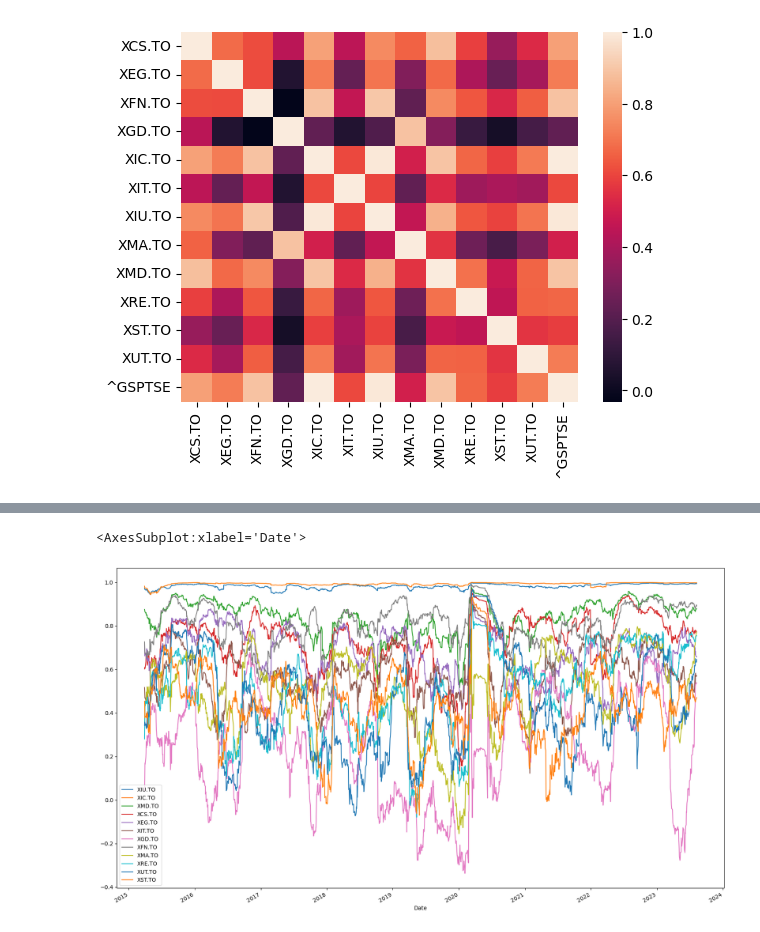
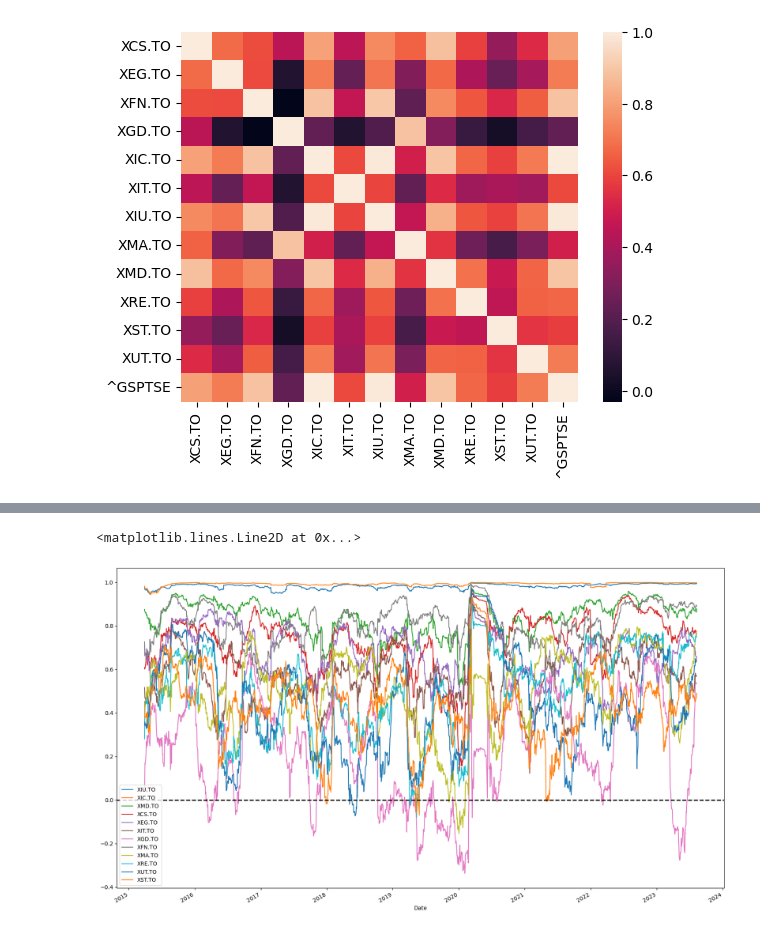
Before and after one commit to jkenloh/CanadaETFSelection, a Jupyter notebook: Canada ETF Selection Project.ipynb, the cells around one changed output, grey strips where cells are left out. Saved outputs shown, nothing was run; the diff lists cells and outputs as text; code cells hidden in the pictures.

```diff
--- a/Canada ETF Selection Project.ipynb
+++ b/Canada ETF Selection Project.ipynb
@@ -222,15 +222,16 @@ roll_corr
 # %%
 # main takeaway is that during a critical event like covid, all sectors start heading towards correlation of 1 with TSX
 roll_corr.unstack()['^GSPTSE'][['XIU.TO', 'XIC.TO', 'XMD.TO', 'XCS.TO', 'XEG.TO', 'XIT.TO', 'XGD.TO', 'XFN.TO', 'XMA.TO'\
            , 'XRE.TO', 'XUT.TO', 'XST.TO']].plot(figsize=(20,12))
 # plot hline at 0 and hline at 1
 # annotate covid period and top 2 etf's that closely follow tsx
 # 2 main points: 1) correlations change all the time, except the top 2. So if want something that follows index, choose 1 of 2
 # and choose the one with highest sharpe/returns. 2) when critical event like covid happens, all sectors start heading towards
 # 1 with TSX, meaning the whole market is going the same direction when the market crashes
+plt.axhline(0.0, color='black', linestyle='--', linewidth=2)
 # %% [output]
-<AxesSubplot:xlabel='Date'>
+<matplotlib.lines.Line2D at 0x...>
-[figure, old version]
+[figure, new version]
 # %%
 # Point of this is that correlations of all sectors change depending on time, but when there is acritical event like covid,
 # they all start heading towards 1, even gold companies.
```
Also changed, not shown: parts of 14 cells of this notebook.
